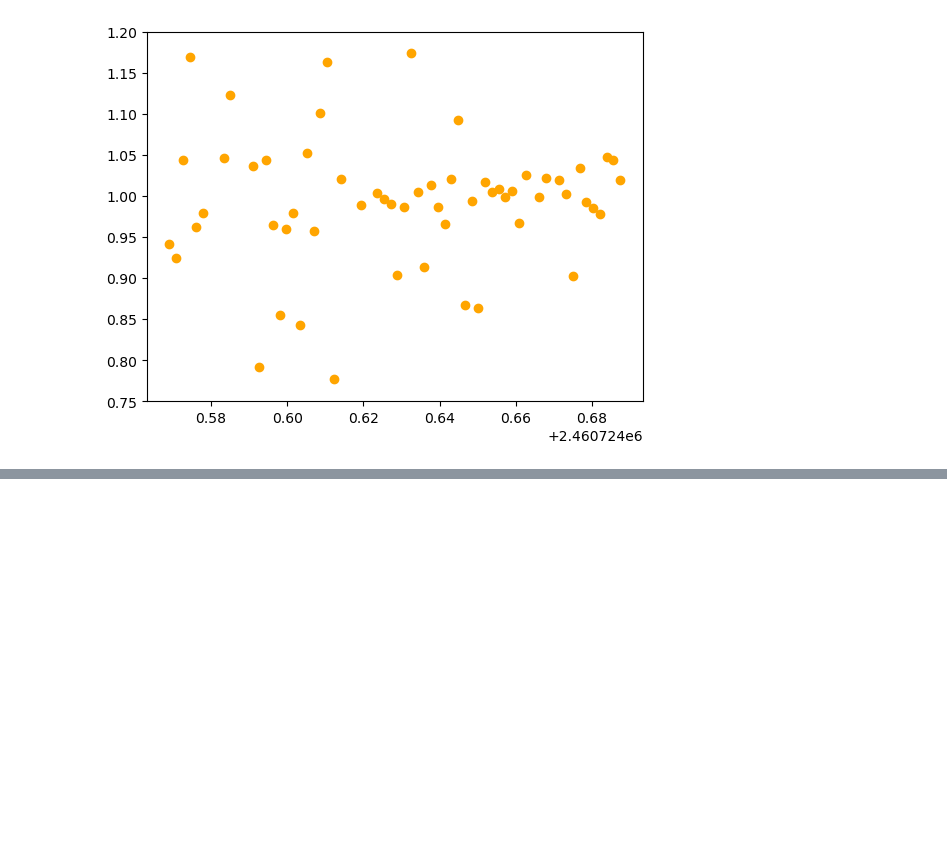
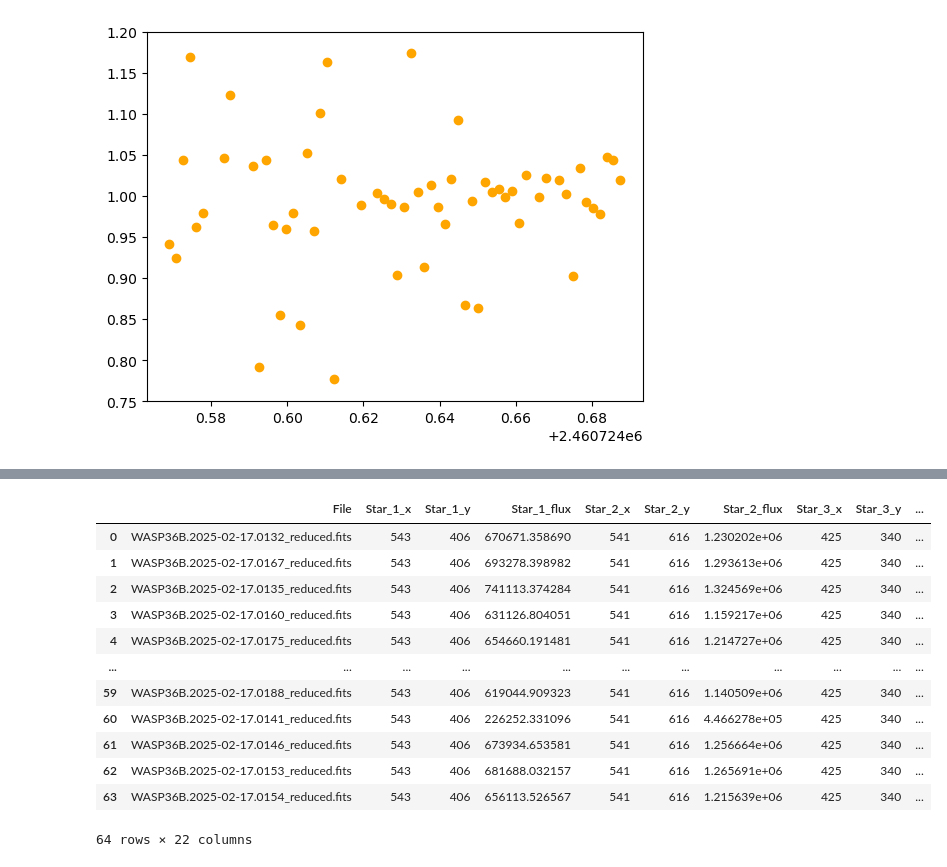
Before and after one commit to explorerjs32/rho_data_reduction_pipeline, a Jupyter notebook: photometry_mplw/Phot_to_LC.ipynb, the cells around one changed output, grey strips where cells are left out. Saved outputs shown, nothing was run; the diff lists cells and outputs as text; code cells hidden in the pictures; blank space fills up the shorter version.

Commit message:
Trial run on creating LC with new tools, added dataframe saving because how tf were you accessing the data before?

```diff
--- a/photometry_mplw/Phot_to_LC.ipynb
+++ b/photometry_mplw/Phot_to_LC.ipynb
@@ -614,0 +624,17 @@ plt.ylim(0.75,1.2)
+# %%
+raw = pd.read_csv('psf_photometry_results.csv')
+raw
+# %% [output]
+|  | File | Star_1_x | Star_1_y | Star_1_flux | Star_2_x | Star_2_y | Star_2_flux | Star_3_x | Star_3_y | ... |
+| 0 | WASP36B.2025-02-17.0132_reduced.fits | 543 | 406 | 670671.358690 | 541 | 616 | 1.230202e+06 | 425 | 340 | ... |
+| 1 | WASP36B.2025-02-17.0167_reduced.fits | 543 | 406 | 693278.398982 | 541 | 616 | 1.293613e+06 | 425 | 340 | ... |
+| 2 | WASP36B.2025-02-17.0135_reduced.fits | 543 | 406 | 741113.374284 | 541 | 616 | 1.324569e+06 | 425 | 340 | ... |
+| 3 | WASP36B.2025-02-17.0160_reduced.fits | 543 | 406 | 631126.804051 | 541 | 616 | 1.159217e+06 | 425 | 340 | ... |
+| 4 | WASP36B.2025-02-17.0175_reduced.fits | 543 | 406 | 654660.191481 | 541 | 616 | 1.214727e+06 | 425 | 340 | ... |
+| ... | ... | ... | ... | ... | ... | ... | ... | ... | ... | ... |
+| 59 | WASP36B.2025-02-17.0188_reduced.fits | 543 | 406 | 619044.909323 | 541 | 616 | 1.140509e+06 | 425 | 340 | ... |
+| 60 | WASP36B.2025-02-17.0141_reduced.fits | 543 | 406 | 226252.331096 | 541 | 616 | 4.466278e+05 | 425 | 340 | ... |
+| 61 | WASP36B.2025-02-17.0146_reduced.fits | 543 | 406 | 673934.653581 | 541 | 616 | 1.256664e+06 | 425 | 340 | ... |
+| 62 | WASP36B.2025-02-17.0153_reduced.fits | 543 | 406 | 681688.032157 | 541 | 616 | 1.265691e+06 | 425 | 340 | ... |
+| 63 | WASP36B.2025-02-17.0154_reduced.fits | 543 | 406 | 656113.526567 | 541 | 616 | 1.215639e+06 | 425 | 340 | ... |
+64 rows × 22 columns
```
Also changed, not shown: parts of 15 cells of this notebook, 3 other files.
